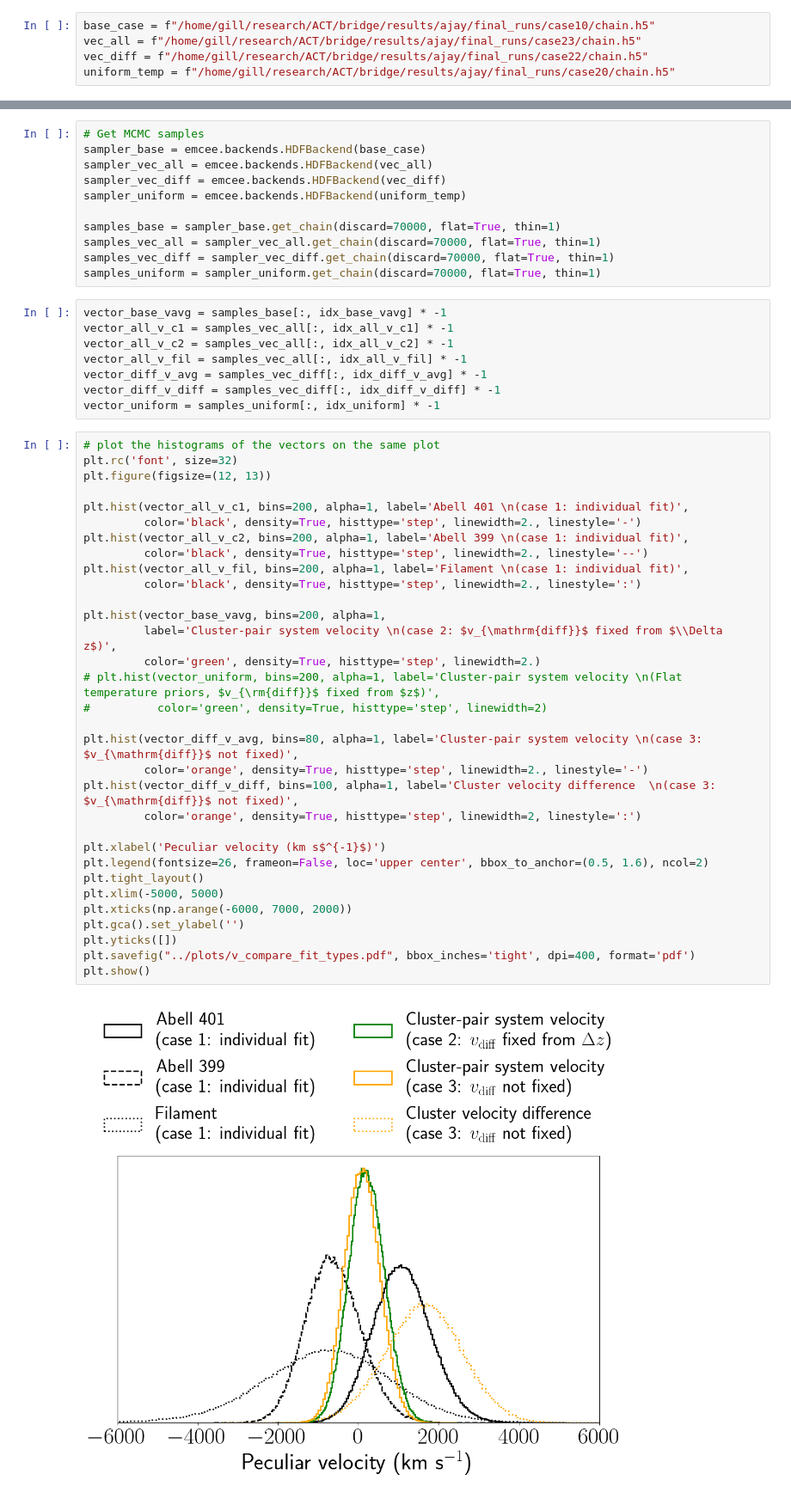
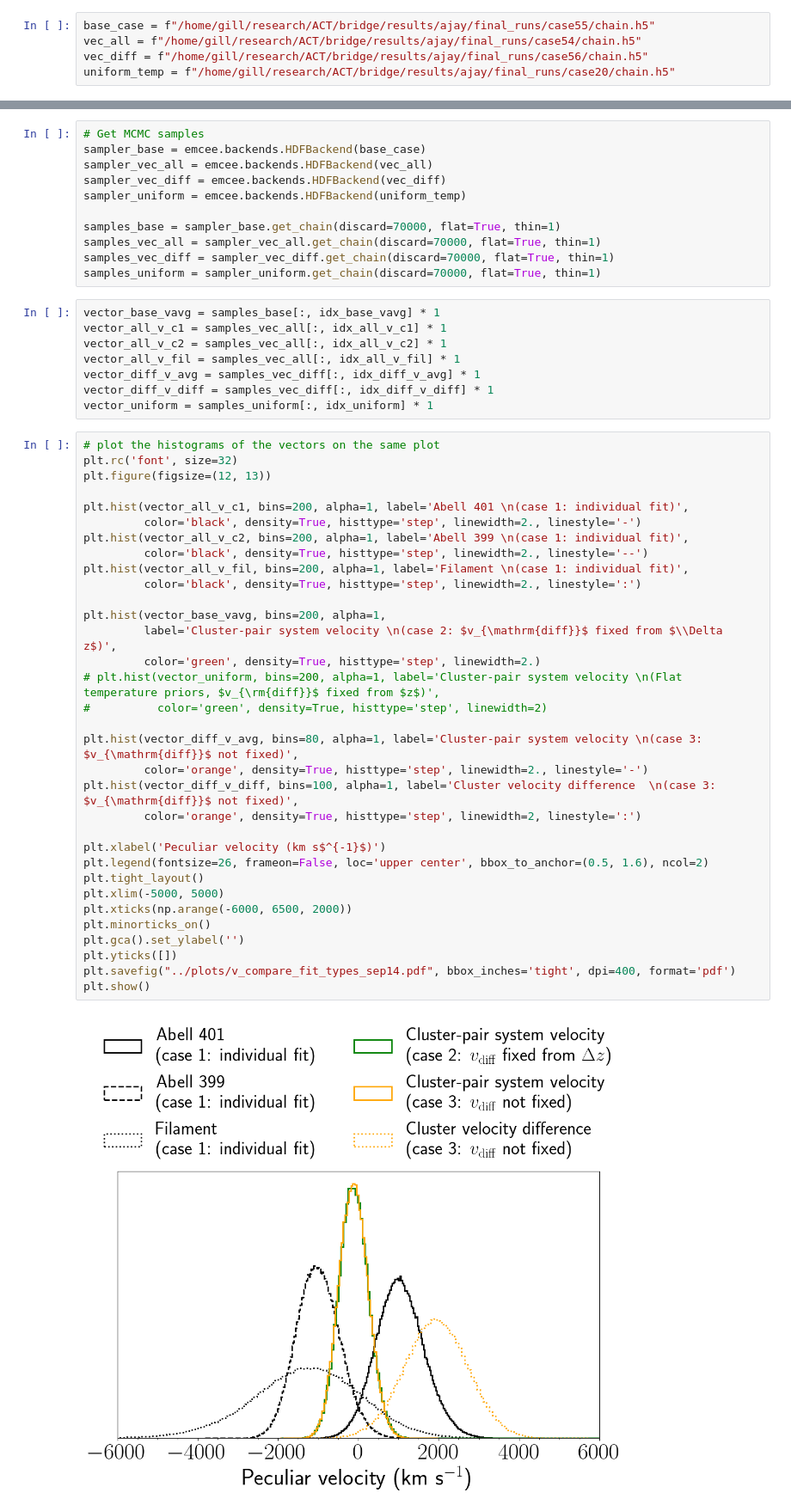
Before and after one commit to guanyilun/multi-freq-bridge, a Jupyter notebook: notebooks/vc_compare.ipynb, the cells around one changed output, grey strips where cells are left out. Shown at 86% size. Drawn from its saved outputs; the diff is of its cells as text.

Commit message:
vc plots

```diff
--- a/notebooks/vc_compare.ipynb
+++ b/notebooks/vc_compare.ipynb
@@ -32,9 +32,9 @@ import SZpack as SZ
 from astropy.coordinates import SkyCoord
 import astropy.units as u
 # %%
-base_case = f"/home/gill/research/ACT/bridge/results/ajay/final_runs/case10/chain.h5"
-vec_all = f"/home/gill/research/ACT/bridge/results/ajay/final_runs/case23/chain.h5"
-vec_diff = f"/home/gill/research/ACT/bridge/results/ajay/final_runs/case22/chain.h5"
+base_case = f"/home/gill/research/ACT/bridge/results/ajay/final_runs/case55/chain.h5"
+vec_all = f"/home/gill/research/ACT/bridge/results/ajay/final_runs/case54/chain.h5"
+vec_diff = f"/home/gill/research/ACT/bridge/results/ajay/final_runs/case56/chain.h5"
 uniform_temp = f"/home/gill/research/ACT/bridge/results/ajay/final_runs/case20/chain.h5"
 # %%
 idx_base_vavg = 25
@@ -62,44 +62,45 @@ samples_vec_all = sampler_vec_all.get_chain(discard=70000, flat=True, thin=1)
 samples_vec_diff = sampler_vec_diff.get_chain(discard=70000, flat=True, thin=1)
 samples_uniform = sampler_uniform.get_chain(discard=70000, flat=True, thin=1)
 # %%
-vector_base_vavg = samples_base[:, idx_base_vavg] * -1
-vector_all_v_c1 = samples_vec_all[:, idx_all_v_c1] * -1
-vector_all_v_c2 = samples_vec_all[:, idx_all_v_c2] * -1
-vector_all_v_fil = samples_vec_all[:, idx_all_v_fil] * -1
-vector_diff_v_avg = samples_vec_diff[:, idx_diff_v_avg] * -1
-vector_diff_v_diff = samples_vec_diff[:, idx_diff_v_diff] * -1
-vector_uniform = samples_uniform[:, idx_uniform] * -1
+vector_base_vavg = samples_base[:, idx_base_vavg] * 1
+vector_all_v_c1 = samples_vec_all[:, idx_all_v_c1] * 1
+vector_all_v_c2 = samples_vec_all[:, idx_all_v_c2] * 1
+vector_all_v_fil = samples_vec_all[:, idx_all_v_fil] * 1
+vector_diff_v_avg = samples_vec_diff[:, idx_diff_v_avg] * 1
+vector_diff_v_diff = samples_vec_diff[:, idx_diff_v_diff] * 1
+vector_uniform = samples_uniform[:, idx_uniform] * 1
 # %%
 # plot the histograms of the vectors on the same plot
 plt.rc('font', size=32)
 plt.figure(figsize=(12, 13))
 
 plt.hist(vector_all_v_c1, bins=200, alpha=1, label='Abell 401 \n(case 1: individual fit)',
          color='black', density=True, histtype='step', linewidth=2., linestyle='-')
 plt.hist(vector_all_v_c2, bins=200, alpha=1, label='Abell 399 \n(case 1: individual fit)',
          color='black', density=True, histtype='step', linewidth=2., linestyle='--')
 plt.hist(vector_all_v_fil, bins=200, alpha=1, label='Filament \n(case 1: individual fit)',
          color='black', density=True, histtype='step', linewidth=2., linestyle=':')
 
 plt.hist(vector_base_vavg, bins=200, alpha=1,
          label='Cluster-pair system velocity \n(case 2: $v_{\mathrm{diff}}$ fixed from $\\Delta z$)',
          color='green', density=True, histtype='step', linewidth=2.)
 # plt.hist(vector_uniform, bins=200, alpha=1, label='Cluster-pair system velocity \n(Flat temperature priors, $v_{\rm{diff}}$ fixed from $z$)',
 #          color='green', density=True, histtype='step', linewidth=2)
 
 plt.hist(vector_diff_v_avg, bins=80, alpha=1, label='Cluster-pair system velocity \n(case 3: $v_{\mathrm{diff}}$ not fixed)',
          color='orange', density=True, histtype='step', linewidth=2., linestyle='-')
 plt.hist(vector_diff_v_diff, bins=100, alpha=1, label='Cluster velocity difference  \n(case 3: $v_{\mathrm{diff}}$ not fixed)',
          color='orange', density=True, histtype='step', linewidth=2, linestyle=':')
 
 plt.xlabel('Peculiar velocity (km s$^{-1}$)')
 plt.legend(fontsize=26, frameon=False, loc='upper center', bbox_to_anchor=(0.5, 1.6), ncol=2)
 plt.tight_layout()
 plt.xlim(-5000, 5000)
-plt.xticks(np.arange(-6000, 7000, 2000))
+plt.xticks(np.arange(-6000, 6500, 2000))
+plt.minorticks_on()
 plt.gca().set_ylabel('')
 plt.yticks([])
-plt.savefig("../plots/v_compare_fit_types.pdf", bbox_inches='tight', dpi=400, format='pdf')
+plt.savefig("../plots/v_compare_fit_types_sep14.pdf", bbox_inches='tight', dpi=400, format='pdf')
 plt.show()
 # %% [output]
-[figure, old version]
+[figure, new version]
```
Also changed, not shown: 3 other files.
